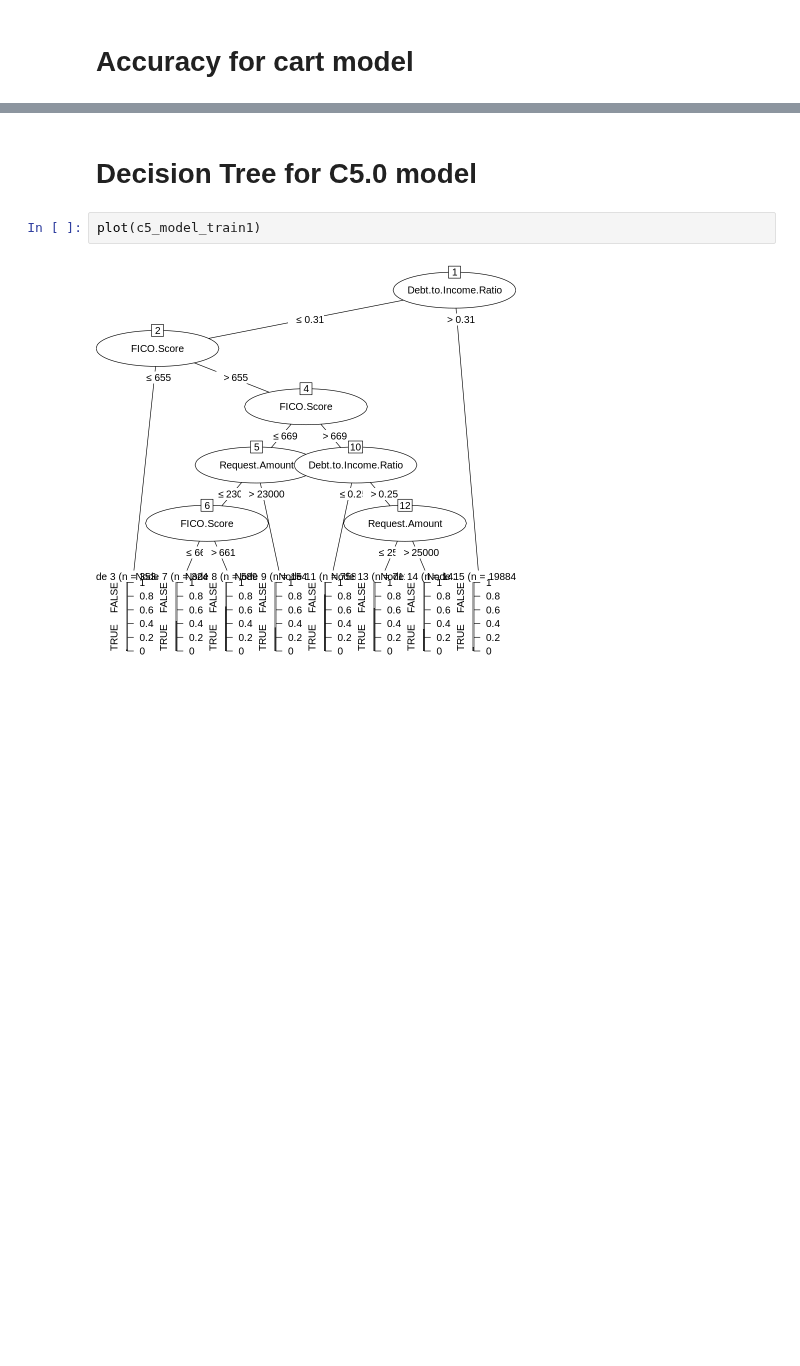
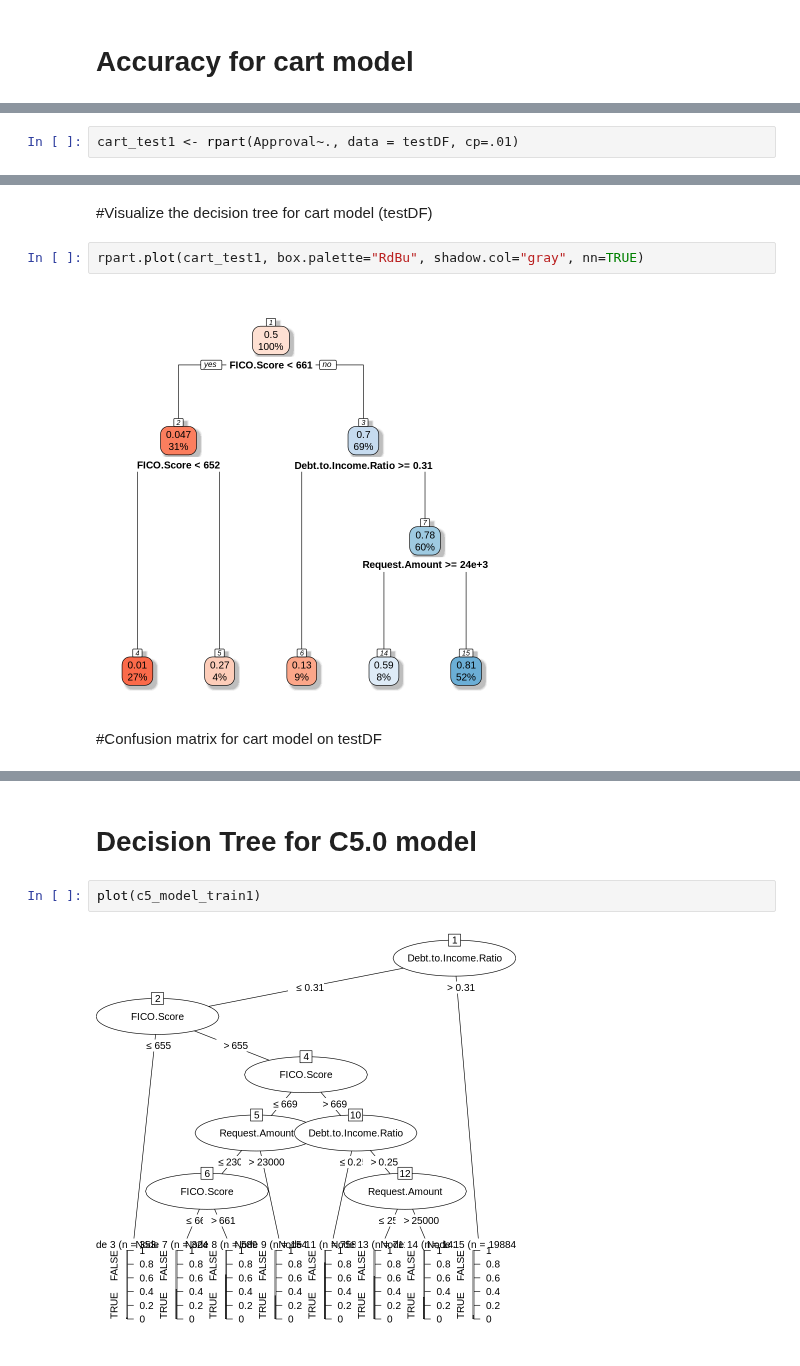
Before and after one commit to sg758253/IDS, a Jupyter notebook: HW6/HW6_r.ipynb, the cells around one changed output, grey strips where cells are left out. Saved outputs shown, nothing was run; the diff lists cells and outputs as text; blank space fills up the shorter version.

```diff
--- a/HW6/HW6_r.ipynb
+++ b/HW6/HW6_r.ipynb
@@ -197,0 +200,2 @@ Confusion Matrix and Statistics
+# %%
+cart_test1 <- rpart(Approval~., data = testDF, cp=.01)
@@ -197,0 +219,8 @@ Confusion Matrix and Statistics
+# %% [markdown]
+#Visualize the decision tree for cart model (testDF)
+# %%
+rpart.plot(cart_test1, box.palette="RdBu", shadow.col="gray", nn=TRUE)
+# %% [output]
+[figure, added]
+# %% [markdown]
+#Confusion matrix for cart model on testDF
```
Also changed, not shown: parts of 29 cells of this notebook.
